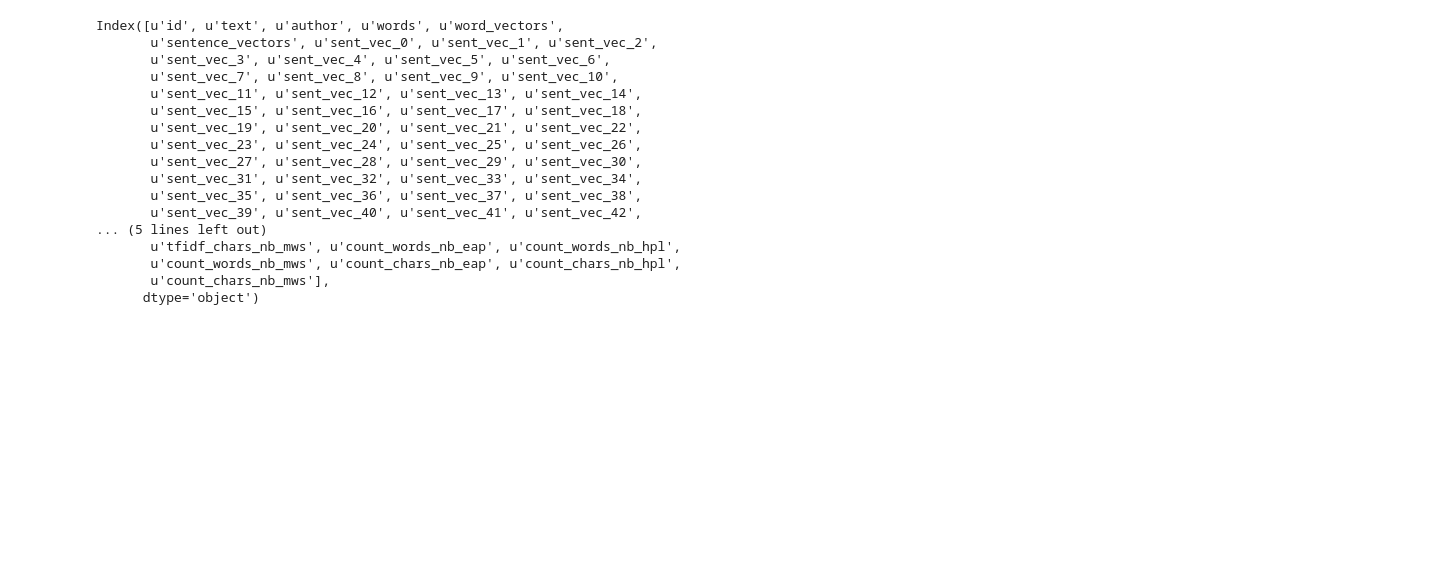
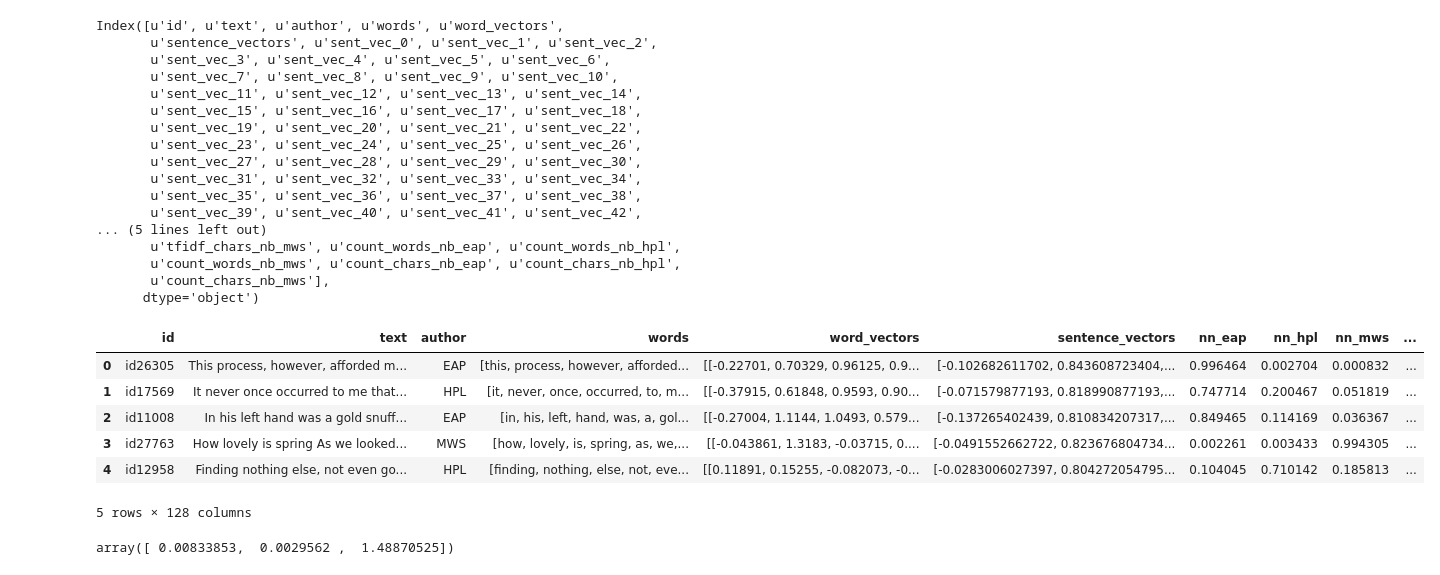
Before and after one commit to skrcode/Kaggle---Spooky-Author, a Jupyter notebook: src/main.ipynb, the cells around one changed output. Drawn from its saved outputs; the diff is of its cells as text; code cells hidden in the pictures; blank space fills up the shorter version.

```diff
--- a/src/main.ipynb
+++ b/src/main.ipynb
@@ -43,9 +43,9 @@ from keras.layers.normalization import BatchNormalization
 Using TensorFlow backend.
 # %%
 # Read data
-train = "../data/train.csv"
-test = "../data/test.csv"
-wv = "../../../../glove.6B/glove.6B.50d.txt"
+# train = "../data/train.csv"
+# test = "../data/test.csv"
+wv = "../../../../glove.6B/glove.6B.100d.txt"
 X_train = pd.read_csv( train, header=0,delimiter="," )
 X_test = pd.read_csv( test, header=0,delimiter="," )
 
@@ -334,7 +334,7 @@ def sent2vec(embeddings_index,s): # this function creates a normalized vector fo
     M = np.array(M)
     v = M.sum(axis=0)
     if type(v) != np.ndarray:
-        return np.zeros(50)
+        return np.zeros(100)
     return v / np.sqrt((v ** 2).sum())
 
 def doGlove(x_train,x_test):
@@ -344,10 +344,10 @@ def doGlove(x_train,x_test):
     xtest_glove = [sent2vec(embeddings_index,x) for x in tqdm(x_test)]
     xtrain_glove = np.array(xtrain_glove)
     xtest_glove = np.array(xtest_glove)
-    return xtrain_glove,xtest_glove
+    return xtrain_glove,xtest_glove,embeddings_index
 
-glove_vecs_train,glove_vecs_test = doGlove(X_train['text'],X_test['text'])
-X_train[['sent_vec_'+str(i) for i in range(50)]] = pd.DataFrame(glove_vecs_train.tolist())
-X_test[['sent_vec_'+str(i) for i in range(50)]] = pd.DataFrame(glove_vecs_test.tolist())
+glove_vecs_train,glove_vecs_test,embeddings_index = doGlove(X_train['text'],X_test['text'])
+X_train[['sent_vec_'+str(i) for i in range(100)]] = pd.DataFrame(glove_vecs_train.tolist())
+X_test[['sent_vec_'+str(i) for i in range(100)]] = pd.DataFrame(glove_vecs_test.tolist())
 # %% [output]
 Found 400000 word vectors.
@@ -619,3 +585,13 @@ Index([u'id', u'text', u'author', u'words', u'word_vectors',
        u'count_words_nb_mws', u'count_chars_nb_eap', u'count_chars_nb_hpl',
        u'count_chars_nb_mws'],
       dtype='object')
+# %%
+X_train.head()
+# %% [output]
+|  | id | text | author | words | word_vectors | sentence_vectors | nn_eap | nn_hpl | nn_mws | ... |
+| 0 | id26305 | This process, however, afforded m... | EAP | [this, process, however, afforded... | [[-0.22701, 0.70329, 0.96125, 0.9... | [-0.102682611702, 0.843608723404,... | 0.996464 | 0.002704 | 0.000832 | ... |
+| 1 | id17569 | It never once occurred to me that... | HPL | [it, never, once, occurred, to, m... | [[-0.37915, 0.61848, 0.9593, 0.90... | [-0.071579877193, 0.818990877193,... | 0.747714 | 0.200467 | 0.051819 | ... |
+| 2 | id11008 | In his left hand was a gold snuff... | EAP | [in, his, left, hand, was, a, gol... | [[-0.27004, 1.1144, 1.0493, 0.579... | [-0.137265402439, 0.810834207317,... | 0.849465 | 0.114169 | 0.036367 | ... |
+| 3 | id27763 | How lovely is spring As we looked... | MWS | [how, lovely, is, spring, as, we,... | [[-0.043861, 1.3183, -0.03715, 0.... | [-0.0491552662722, 0.823676804734... | 0.002261 | 0.003433 | 0.994305 | ... |
+| 4 | id12958 | Finding nothing else, not even go... | HPL | [finding, nothing, else, not, eve... | [[0.11891, 0.15255, -0.082073, -0... | [-0.0283006027397, 0.804272054795... | 0.104045 | 0.710142 | 0.185813 | ... |
+5 rows × 128 columns
@@ -621,0 +600,4 @@ Index([u'id', u'text', u'author', u'words', u'word_vectors',
+# %%
+result[0]
+# %% [output]
+array([ 0.00833853,  0.0029562 ,  1.48870525])
```
Also changed, not shown: parts of 6 cells of this notebook.
